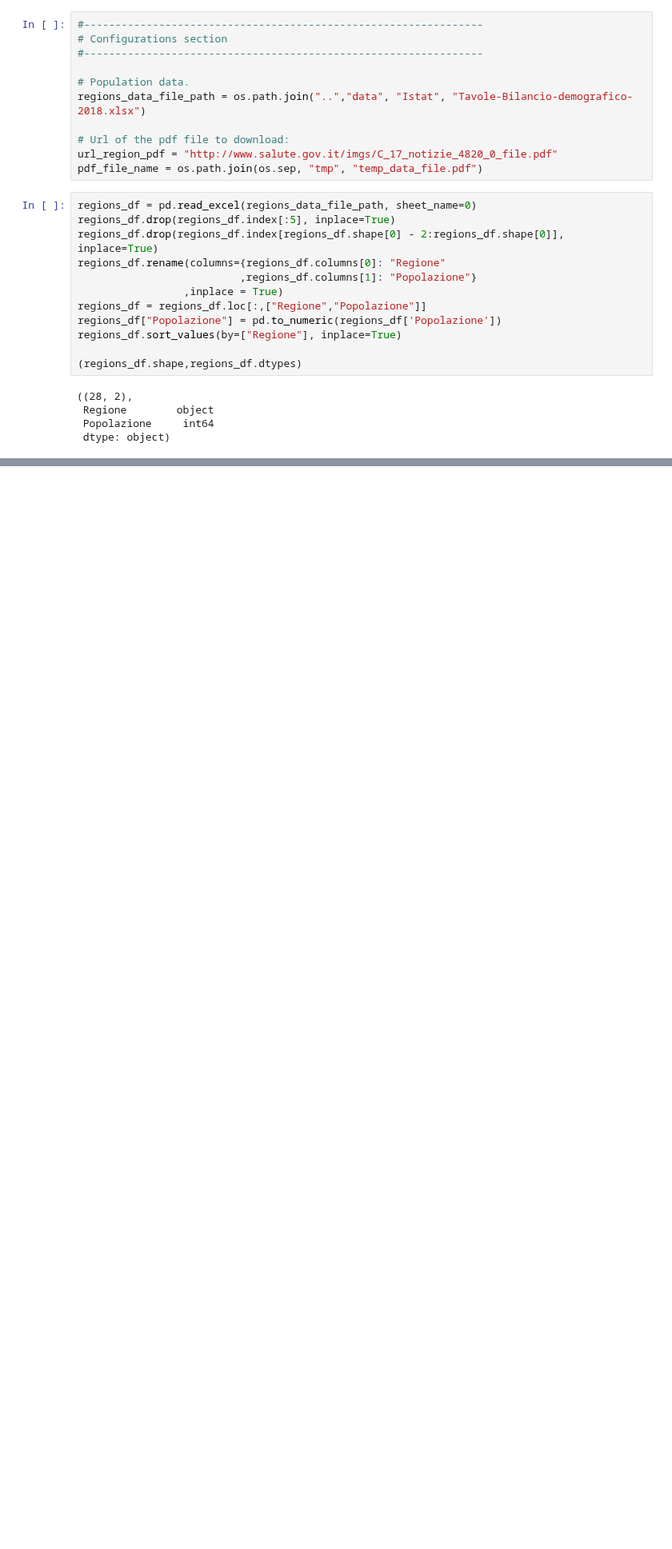
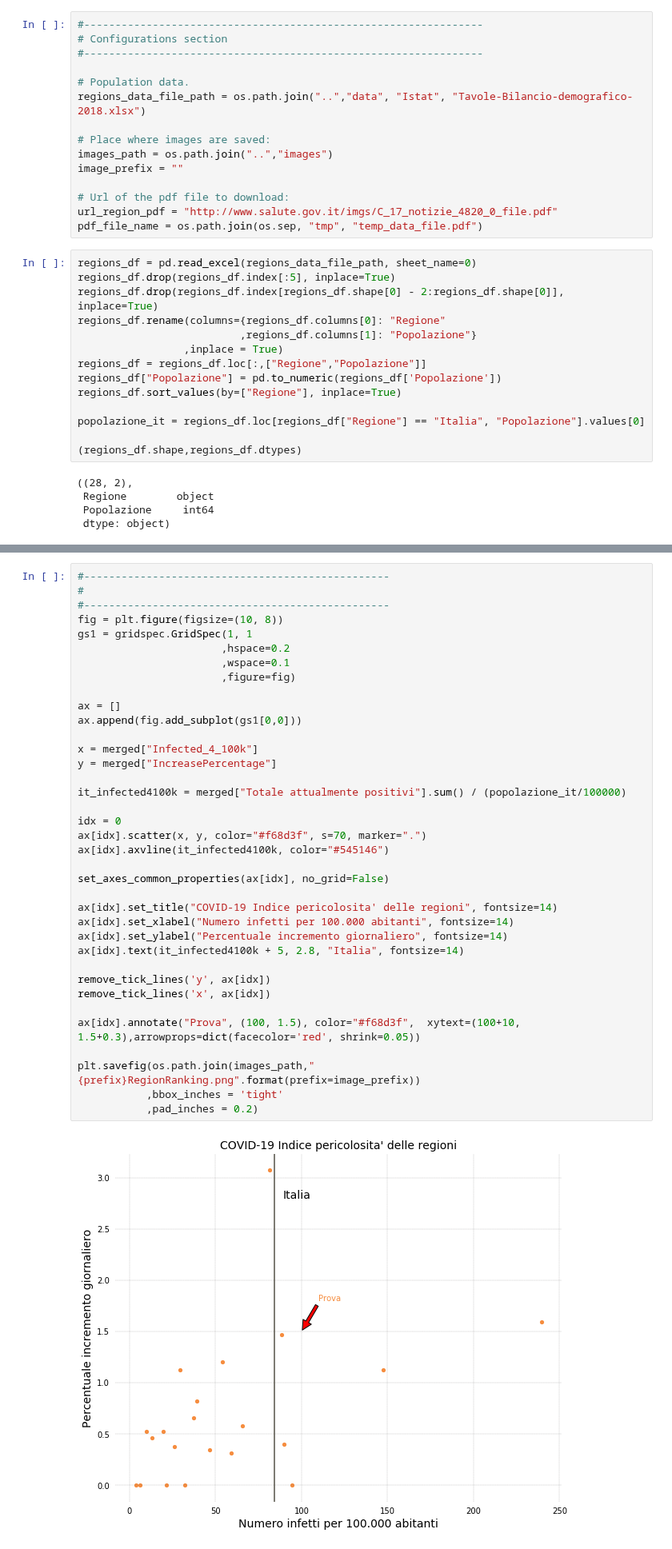
Before and after one commit to p-giovanni/Statistics, a Jupyter notebook: notebook/RegionsRanking.ipynb, the cells around one changed output, grey strips where cells are left out. Shown at 80% size. Saved outputs shown, nothing was run; the diff lists cells and outputs as text; blank space fills up the shorter version.

```diff
--- a/notebook/RegionsRanking.ipynb
+++ b/notebook/RegionsRanking.ipynb
@@ -21,6 +26,10 @@ locale.setlocale(locale.LC_ALL, 'it_IT.UTF-8')
 # Population data.
 regions_data_file_path = os.path.join("..","data", "Istat", "Tavole-Bilancio-demografico-2018.xlsx")
 
+# Place where images are saved:
+images_path = os.path.join("..","images")
+image_prefix = ""
+
 # Url of the pdf file to download:
 url_region_pdf = "http://www.salute.gov.it/imgs/C_17_notizie_4820_0_file.pdf"
 pdf_file_name = os.path.join(os.sep, "tmp", "temp_data_file.pdf")
@@ -35,6 +44,8 @@ regions_df = regions_df.loc[:,["Regione","Popolazione"]]
 regions_df["Popolazione"] = pd.to_numeric(regions_df['Popolazione'])
 regions_df.sort_values(by=["Regione"], inplace=True)
 
+popolazione_it = regions_df.loc[regions_df["Regione"] == "Italia", "Popolazione"].values[0]
+
 (regions_df.shape,regions_df.dtypes)
 # %% [output]
 ((28, 2),
@@ -411,0 +480,39 @@ Index(['Ricoverati con sintomi', 'Terapia intensiva', 'Isolamento domiciliare',
+# %%
+#-------------------------------------------------
+#
+#-------------------------------------------------
+fig = plt.figure(figsize=(10, 8))
+gs1 = gridspec.GridSpec(1, 1
+                       ,hspace=0.2
+                       ,wspace=0.1
+                       ,figure=fig)
+
+ax = []
+ax.append(fig.add_subplot(gs1[0,0]))
+
+x = merged["Infected_4_100k"]
+y = merged["IncreasePercentage"]
+
+it_infected4100k = merged["Totale attualmente positivi"].sum() / (popolazione_it/100000)
+
+idx = 0
+ax[idx].scatter(x, y, color="#f68d3f", s=70, marker=".")
+ax[idx].axvline(it_infected4100k, color="#545146")
+
+set_axes_common_properties(ax[idx], no_grid=False)
+
+ax[idx].set_title("COVID-19 Indice pericolosita' delle regioni", fontsize=14)
+ax[idx].set_xlabel("Numero infetti per 100.000 abitanti", fontsize=14)
+ax[idx].set_ylabel("Percentuale incremento giornaliero", fontsize=14)
+ax[idx].text(it_infected4100k + 5, 2.8, "Italia", fontsize=14)
+
+remove_tick_lines('y', ax[idx])
+remove_tick_lines('x', ax[idx])
+
+ax[idx].annotate("Prova", (100, 1.5), color="#f68d3f",  xytext=(100+10, 1.5+0.3),arrowprops=dict(facecolor='red', shrink=0.05))
+
+plt.savefig(os.path.join(images_path,"{prefix}RegionRanking.png".format(prefix=image_prefix))
+           ,bbox_inches = 'tight'
+           ,pad_inches = 0.2)
+# %% [output]
+[figure, added]
```
Also changed, not shown: parts of 11 cells of this notebook, 1 other file.
